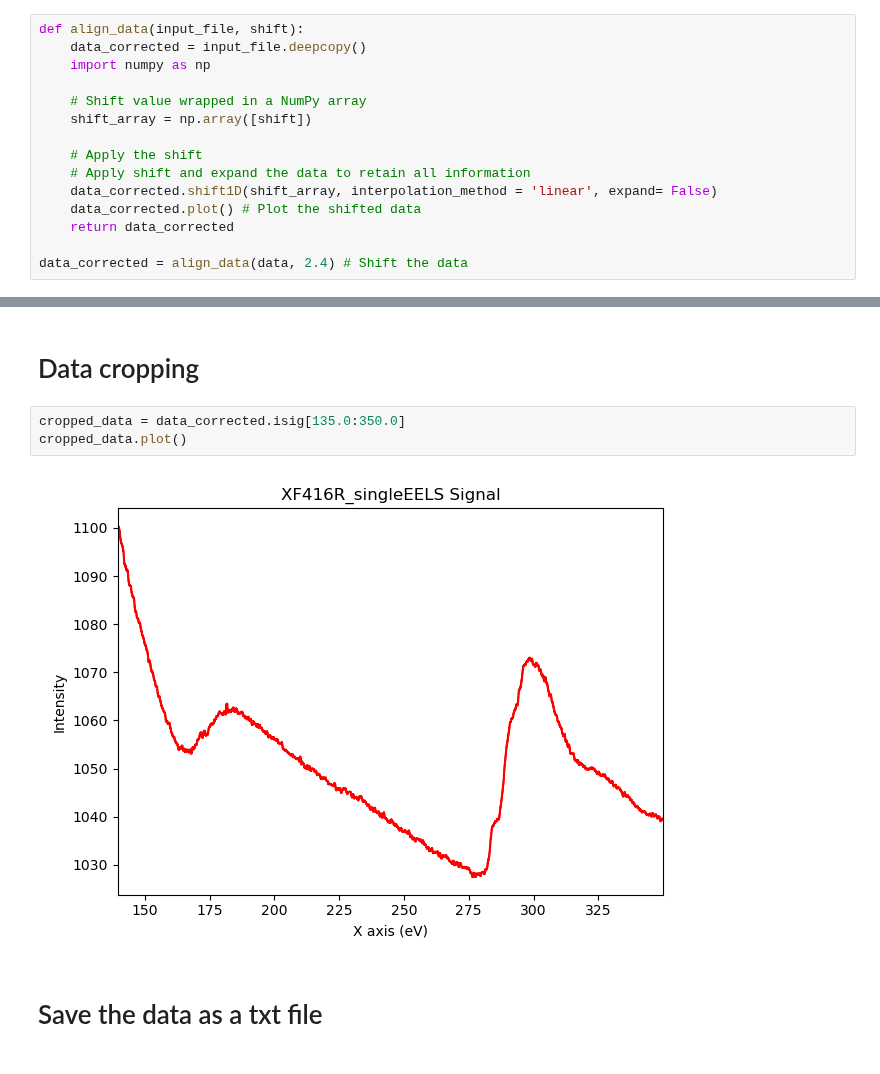
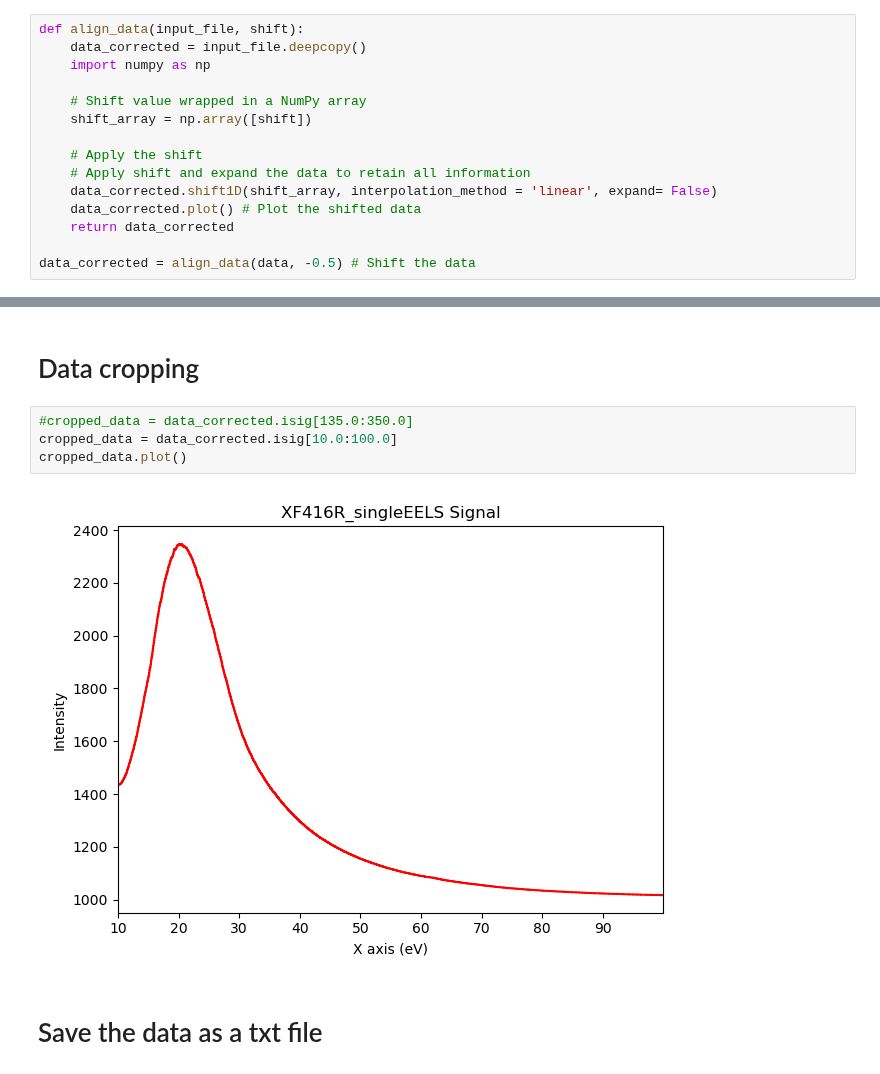
Before and after one commit to PronoyDutta/SAXS_WAXS, a Jupyter notebook: TEM_analysis files/EELS.ipynb, the cells around one changed output, grey strips where cells are left out. Cells and saved outputs as stored; diff of their text form.

```diff
--- a/TEM_analysis files/EELS.ipynb
+++ b/TEM_analysis files/EELS.ipynb
@@ -50,7 +50,7 @@ def align_data(input_file, shift):
     data_corrected.plot() # Plot the shifted data
     return data_corrected
 
-data_corrected = align_data(data, 2.4) # Shift the data
+data_corrected = align_data(data, -0.5) # Shift the data
 # %% [output]
 WARNING | Hyperspy | `signal_type='EELS'` not understood. See `hs.print_known_signal_types()` for a list of installed signal types or https://github.com/hyperspy/hyperspy-extensions-list for the list  ...
 WARNING | Hyperspy | `signal_type='EELS'` not understood. See `hs.print_known_signal_types()` for a list of installed signal types or https://github.com/hyperspy/hyperspy-extensions-list for the list  ...
@@ -80,10 +92,11 @@ No such comm: 8432cfd2e0b549449b840ae994cadd65
 # %% [markdown]
 # Data cropping
 # %%
-cropped_data = data_corrected.isig[135.0:350.0]
+#cropped_data = data_corrected.isig[135.0:350.0]
+cropped_data = data_corrected.isig[10.0:100.0]
 cropped_data.plot()
 # %% [output]
-[figure, old version]
+[figure, new version]
 # %% [markdown]
 # Save the data as a txt file
 # %%
```
Also changed, not shown: parts of 8 cells of this notebook, 19 other files.
